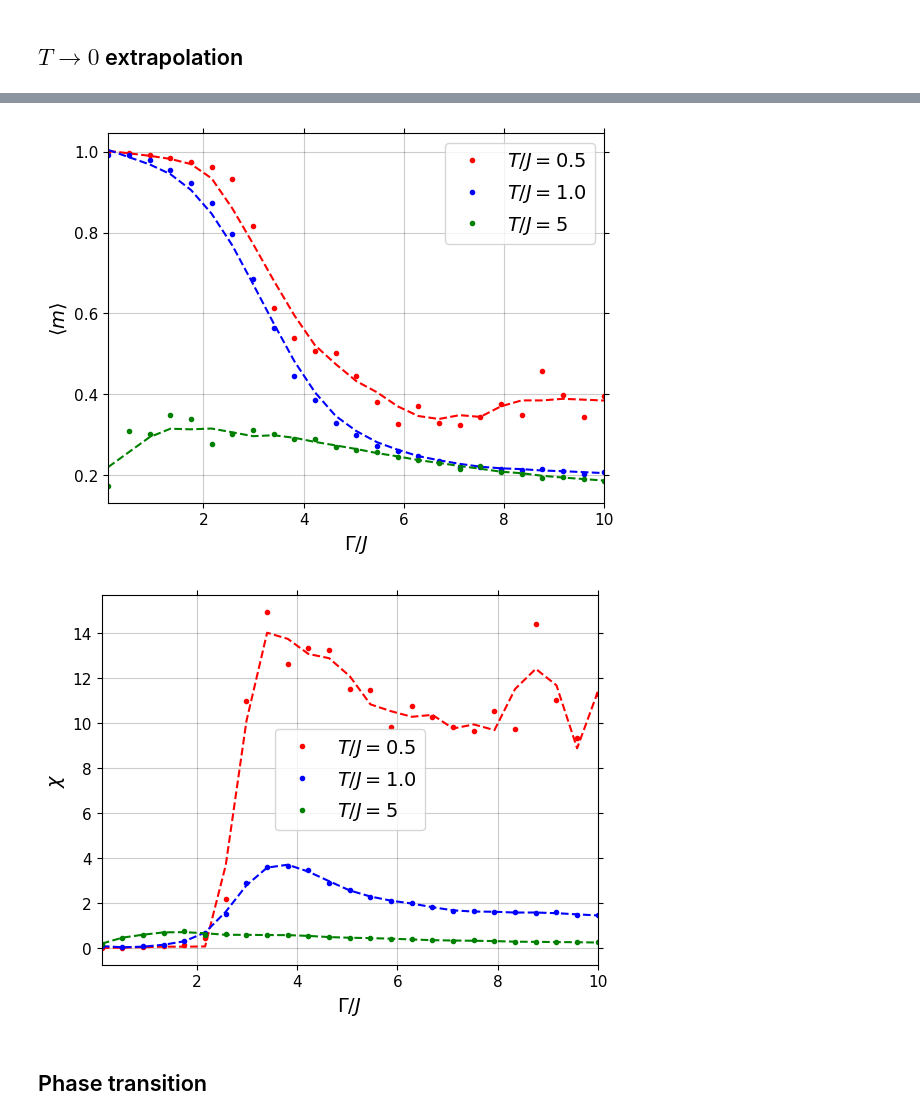
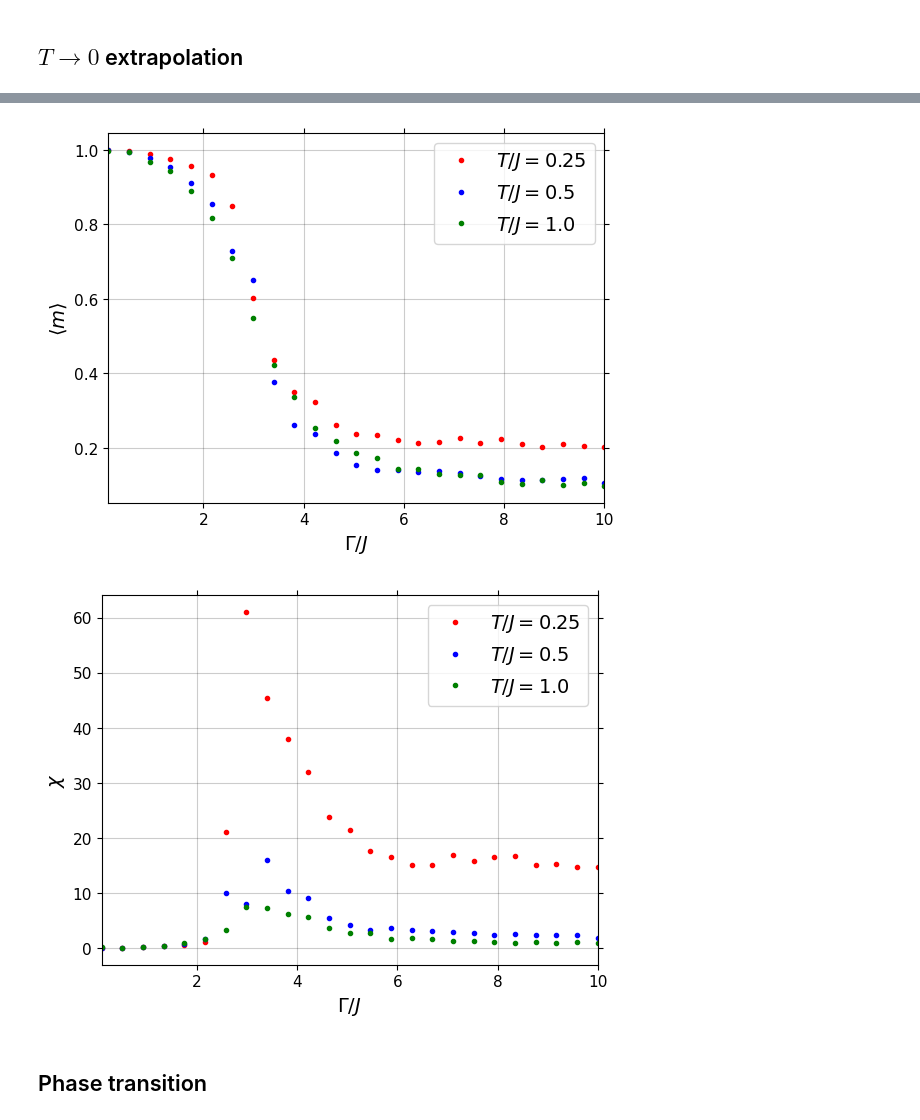
Before and after one commit to MathieuFerey/Transerve-Ising-Model, a Jupyter notebook: Transverse_Ising.ipynb, the cells around one changed output, grey strips where cells are left out. Drawn from its saved outputs; the diff is of its cells as text; code cells hidden in the pictures.

```diff
--- a/Transverse_Ising.ipynb
+++ b/Transverse_Ising.ipynb
@@ -253,3 +250,15 @@ plt.show()
 [figure]
 # %% [markdown]
 ## $T\to 0$ extrapolation
+# %%
+Nx, Ny, Nz = 4, 4, 10 # size of the lattice
+J = 1
+
+Neq = 500 # number of MC steps for equilibrium
+Nsteps = 1000 # number of MC sample for average
+
+T = [0.5,1.]
+Gamma = np.linspace(0.1,10,25)
+
+
+M1,chi1 = MC_averages2(Nx, Ny, Nz, J, Gamma, T, Neq, Nsteps, plot_MC = [len(Gamma)//2])
@@ -260,9 +320,9 @@ J = 1
 Neq = 500 # number of MC steps for equilibrium
 Nsteps = 10000 # number of MC sample for average
 
-T = [0.5,1.,5]
+T = [0.25]
 Gamma = np.linspace(0.1,10,25)
 
 
-M,chi = MC_averages2(Nx, Ny, nz, J, Gamma, T, Neq, Nsteps, plot_MC = [len(Gamma)//2])
+M,chi = MC_averages2(Nx, Ny, Nz, J, Gamma, T, Neq, Nsteps, plot_MC = [len(Gamma)//2])
 # %% [output]
@@ -272,43 +338,39 @@ M,chi = MC_averages2(Nx, Ny, nz, J, Gamma, T, Neq, Nsteps, plot_MC = [len(Gamma)
 # %%
+M3, chi3 = np.concatenate((M,M1)), np.concatenate((chi,chi1))
 # Plot Mag
 
 create_plot(r'$\Gamma/J$',r'$\langle m\rangle$',[Gamma[0],Gamma[-1]],legend_size=14,axis_size=14)
 
 Gamma_interp = np.linspace(0,Gamma[-1],1000)
 
 colors = ['r','b','g','o']
 
-for i,t in enumerate(T):
-
-    fit = savgol_filter(M[i,:],5,1)
-    plt.plot(Gamma,fit,'--',color=colors[i])
-    plt.plot(Gamma,M[i,:],'.',label=r'$T/J=$'+str(t),color=colors[i])
-
+for i,t in enumerate([0.25,0.5,1.]):
+    plt.plot(Gamma,M3[i,:],'.',label=r'$T/J=$'+str(t),color=colors[i])
     plt.legend()
 
 plt.savefig('Report/Plots/gamma_transition_m_T.pdf')
 
 # Plot chi
 
 create_plot(r'$\Gamma/J$',r'$\chi$',[Gamma[0],Gamma[-1]],legend_size=14,axis_size=14)
 
 Gamma_interp = np.linspace(0,Gamma[-1],1000)
 
 colors = ['r','b','g','o']
 
-for i,t in enumerate(T) :
-    fit = savgol_filter(chi[i,:],5,3)
-    plt.plot(Gamma,fit,'--',color=colors[i])
-    plt.plot(Gamma,chi[i,:],'.',label=r'$T/J=$'+str(t),color=colors[i])
+
+for i,t in enumerate([0.25,0.5,1.]) :
+    plt.plot(Gamma,chi3[i,:],'.',label=r'$T/J=$'+str(t),color=colors[i])
 
     plt.legend()
 
 plt.savefig('Report/Plots/gamma_transition_chi_T.pdf')
 
 plt.show()
 # %% [output]
-[figure, old version]
+[figure, new version]
-[figure, old version]
+[figure, new version]
 # %% [markdown]
 ## Phase transition
 # %%
```
Also changed, not shown: parts of 5 cells of this notebook, 15 other files.
